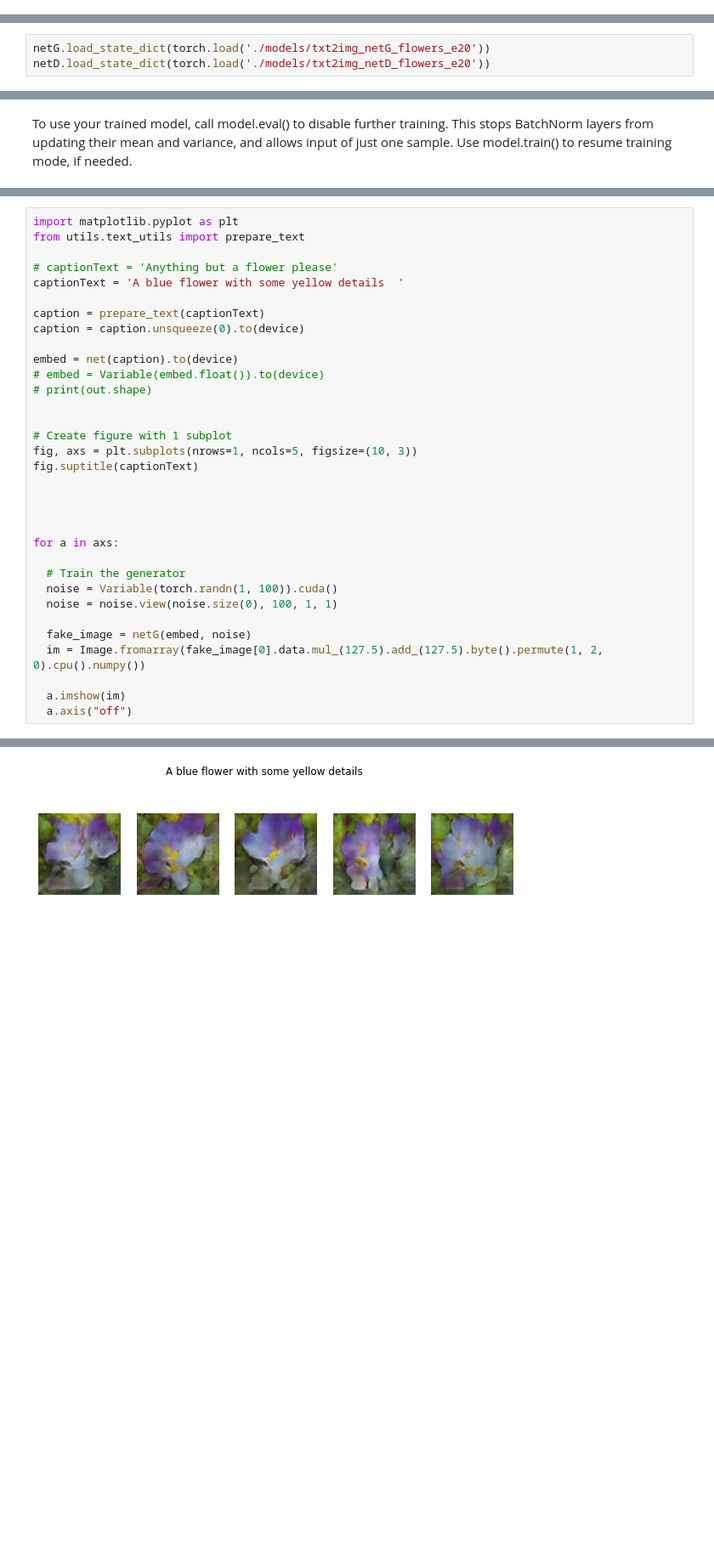
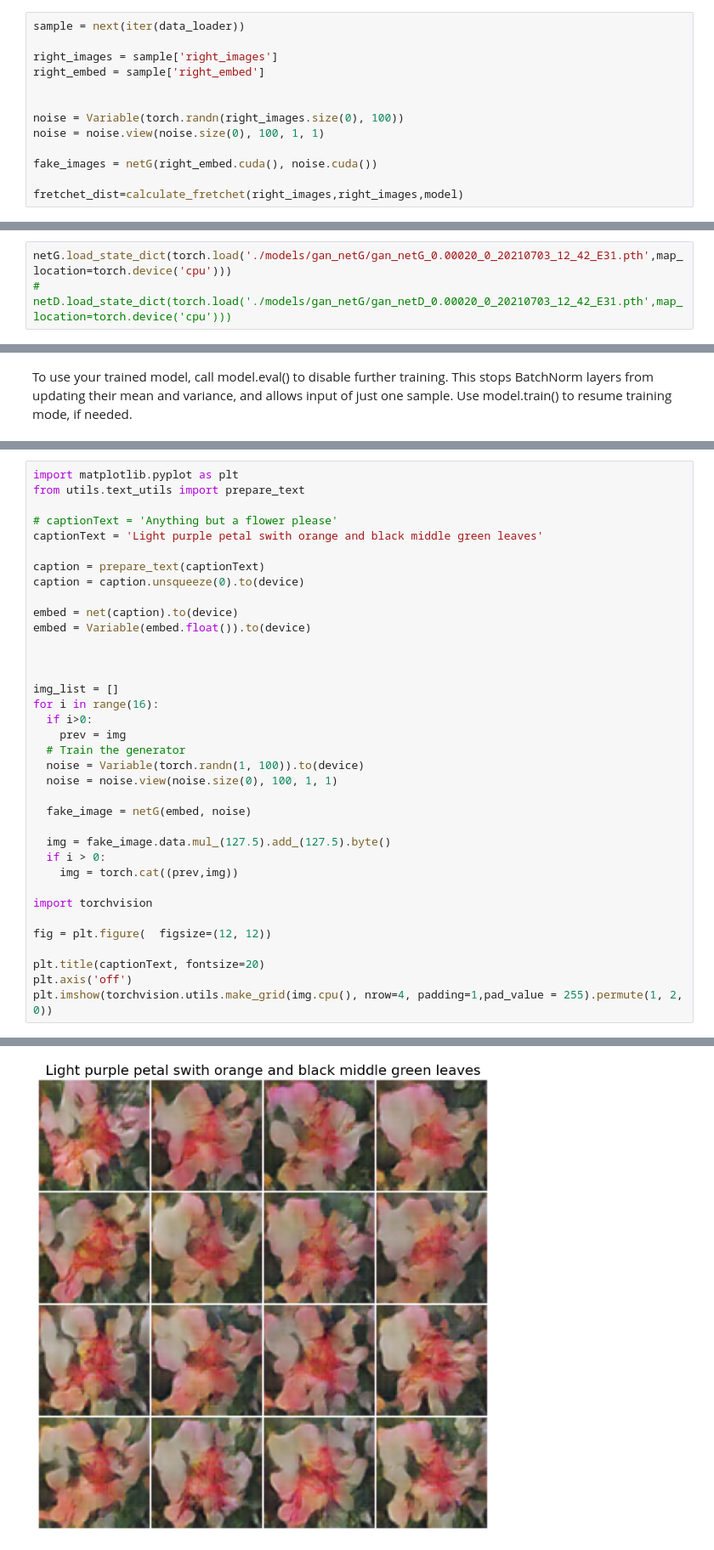
Before and after one commit to bojito/text-to-image-synthesis, a Jupyter notebook: 2_Text_to_Image.ipynb, the cells around one changed output, grey strips where cells are left out. Shown at 85% size. Cells and saved outputs as stored; diff of their text form; blank space fills up the shorter version.

```diff
--- a/2_Text_to_Image.ipynb
+++ b/2_Text_to_Image.ipynb
@@ -207,0 +430,13 @@ train_gan()
+# %%
+sample = next(iter(data_loader))
+
+right_images = sample['right_images']
+right_embed = sample['right_embed']
+
+
+noise = Variable(torch.randn(right_images.size(0), 100))
+noise = noise.view(noise.size(0), 100, 1, 1)
+
+fake_images = netG(right_embed.cuda(), noise.cuda())
+
+fretchet_dist=calculate_fretchet(right_images,right_images,model)
@@ -207,0 +449,3 @@ train_gan()
+# %%
+netG.load_state_dict(torch.load('./models/gan_netG/gan_netG_0.00020_0_20210703_12_42_E31.pth',map_location=torch.device('cpu')))
+# netD.load_state_dict(torch.load('./models/gan_netG/gan_netD_0.00020_0_20210703_12_42_E31.pth',map_location=torch.device('cpu')))
@@ -237,3 +490,0 @@ plt.show()
-# %%
-netG.load_state_dict(torch.load('./models/txt2img_netG_flowers_e20'))
-netD.load_state_dict(torch.load('./models/txt2img_netD_flowers_e20'))
@@ -362,32 +609,35 @@ import matplotlib.pyplot as plt
 from utils.text_utils import prepare_text
 
 # captionText = 'Anything but a flower please'
-captionText = 'A blue flower with some yellow details  '
+captionText = 'Light purple petal swith orange and black middle green leaves'
 
 caption = prepare_text(captionText)
 caption = caption.unsqueeze(0).to(device)
 
 embed = net(caption).to(device)
-# embed = Variable(embed.float()).to(device)
-# print(out.shape)
-
-
-# Create figure with 1 subplot
-fig, axs = plt.subplots(nrows=1, ncols=5, figsize=(10, 3))
-fig.suptitle(captionText)
+embed = Variable(embed.float()).to(device)
 
 
 
-
-for a in axs:
-
+img_list = []
+for i in range(16):
+  if i>0:
+    prev = img
   # Train the generator
-  noise = Variable(torch.randn(1, 100)).cuda()
+  noise = Variable(torch.randn(1, 100)).to(device)
   noise = noise.view(noise.size(0), 100, 1, 1)
 
   fake_image = netG(embed, noise)
-  im = Image.fromarray(fake_image[0].data.mul_(127.5).add_(127.5).byte().permute(1, 2, 0).cpu().numpy())
 
-  a.imshow(im)
-  a.axis("off")
+  img = fake_image.data.mul_(127.5).add_(127.5).byte()
+  if i > 0:
+    img = torch.cat((prev,img))
+
+import torchvision
+
+fig = plt.figure(  figsize=(12, 12))
+
+plt.title(captionText, fontsize=20)
+plt.axis('off')
+plt.imshow(torchvision.utils.make_grid(img.cpu(), nrow=4, padding=1,pad_value = 255).permute(1, 2, 0))
 # %% [output]
@@ -394 +645 @@ for a in axs:
-[figure, old version]
+[figure, new version]
```
Also changed, not shown: parts of 59 cells of this notebook, 1 other file.
